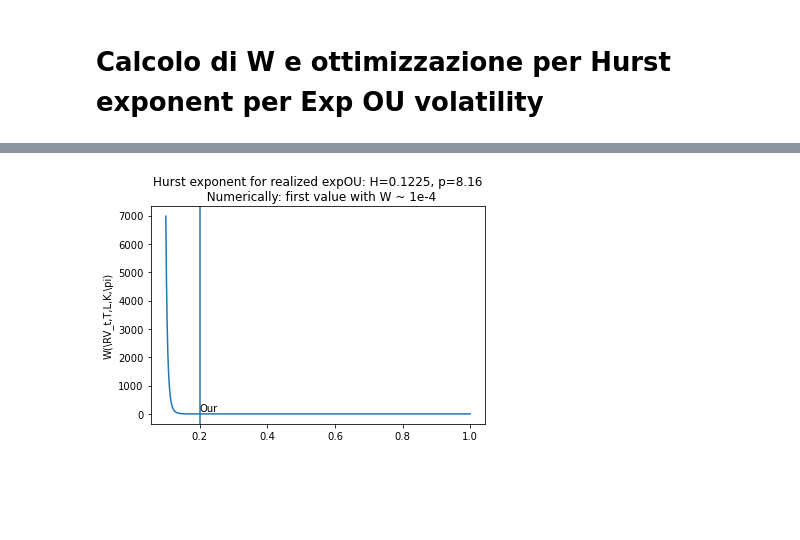
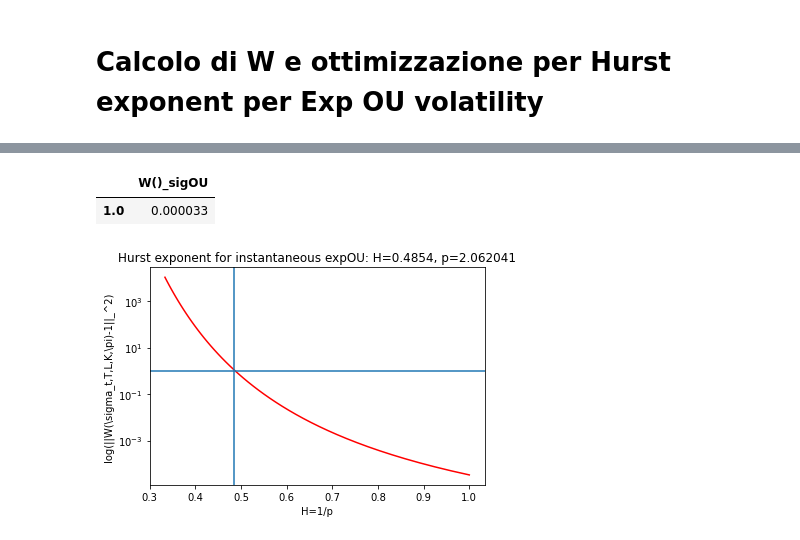
Before and after one commit to macrandrea/RoughVolArtOrArtefact, a Jupyter notebook: Hurst_P-varGIT.ipynb, the cells around one changed output, grey strips where cells are left out. Cells and saved outputs as stored; diff of their text form; code cells hidden in the pictures; blank space fills up the shorter version.

```diff
--- a/Hurst_P-varGIT.ipynb
+++ b/Hurst_P-varGIT.ipynb
@@ -53,12 +74,12 @@ plt.show()
 # %%
 #INSTANT VOL PER MOD
-P=np.linspace(1,3,100)
+P=np.linspace(1,10)
 w=np.zeros(len(P))
 Hrsig=[]
 for p in range(len(P)):
     Hrsig.append(1/P[p])
 for p in range(len(P)):
-    w[p]=np.linalg.norm(em.W_1(s[1],23398,300,P[p])-1)**2
+    w[p]=np.linalg.norm(em.calcW(s[1],23399,P[p]))**2
 min(w)
 datasig=pd.DataFrame(w,index=P,columns=['W()_sig'])
 datasig[ datasig['W()_sig'] == min(w) ]
@@ -83,9 +102,8 @@ Calcolo di W e ottimizzazione per Hurst exponent per Exp OU volatility
 # %%
 s=em.gbm_expOU(100,1,23400)
 r2=em.calcolaRendimenti(s[0],len(s[0]))
-#fOU=em.RV_5min(s[0],1,len(s[0]))
 r2=em.calcolaRendimenti(s[0],len(s[0]))
-fOU=em.realVol(r2,10,23400)
+fOU=em.realVol(r2,300,23400)
 diff=np.zeros(len(f))
 for i in range(len(f)):
     diff[i]=(s[1][i]-f[i])
@@ -96,7 +141,7 @@ Hrou=[]
 for p in range(len(P)):
     Hrou.append(1/P[p])
 for p in range(len(P)):
-    w[p]=np.linalg.norm(em.W_1(fOU,2339,10,P[p]))**2
+    w[p]=np.linalg.norm(em.calcW(fOU,30,P[p]))**2
 min(w)
 dataOU=pd.DataFrame(w,index=P,columns=['W()'])
 dataOU['H']=Hrou
@@ -107,14 +163,29 @@ dataOU[ dataOU['W()'] <= min(w)]
+# %%
+s=em.gbm_expOU(100,1,23400)
+P=np.linspace(1,3)
+w=np.zeros(len(P))
+for p in range(len(P)):
+    w[p]=np.linalg.norm(em.calcW(s[1],23399,P[p]))**2
+min(w)
+#
+H=[]
+for p in range(len(P)):
+    H.append(1/P[p])
+datasigOU=pd.DataFrame(w,index=P,columns=['W()_sigOU'])
+datasigOU[ datasigOU['W()_sigOU'] == min(w) ]
+# %% [output]
+|  | W()_sigOU |
+| 1.0 | 0.000033 |
 # %%
-# H=1/7.979591 ultima volta prima che arrivi a 1e-8
-plt.plot(Hrou,w)
-#plt.plot('H=1/p')
-plt.ylabel('W(\RV_t,T,L,K,\pi)')
-#plt.annotate('Cont-Das', xy=(0.15, 0.015), xytext=(0.15, 0.015))#,arrowprops=dict(facecolor='black', shrink=0.05))
-plt.annotate('Our', xy=(0.2, 105), xytext=(0.2, 105))
-plt.title('Hurst exponent for realized expOU: H=0.1225, p=8.16\n  Numerically: first value with W ~ 1e-4')
-#plt.axis([0.1, 0.4, -0.005, 0.03])
-plt.axvline(x=0.2, ymin=0.0, ymax=7)
-plt.vlines(x=0.15, ymin=-0.006, ymax=7,colors='r')
+plt.semilogy(H,w,'r')
+plt.xlabel('H=1/p')
+plt.ylabel('log(||W(\sigma_t,T,L,K,\pi)-1||_^2)')
+#plt.annotate('Expected', xy=(0.5, 0), xytext=(0.5, 1.5))#,arrowprops=dict(facecolor='black', shrink=0.05))
+#plt.annotate('Cont-Das', xy=(0.56, 0), xytext=(0.56, 1))
+#plt.annotate('Our', xy=(0.4851486301343279, 0), xytext=(0.4851486301343279, 1))
+plt.title('Hurst exponent for instantaneous expOU: H=0.4854, p=2.062041')
+plt.axvline(x=1/2.061224 , ymin=0.0, ymax=7)
+plt.axhline(y=1)
 plt.show()
 # %% [output]
-[figure, old version]
+[figure, new version]
```
Also changed, not shown: parts of 15 cells of this notebook, 7 other files.
